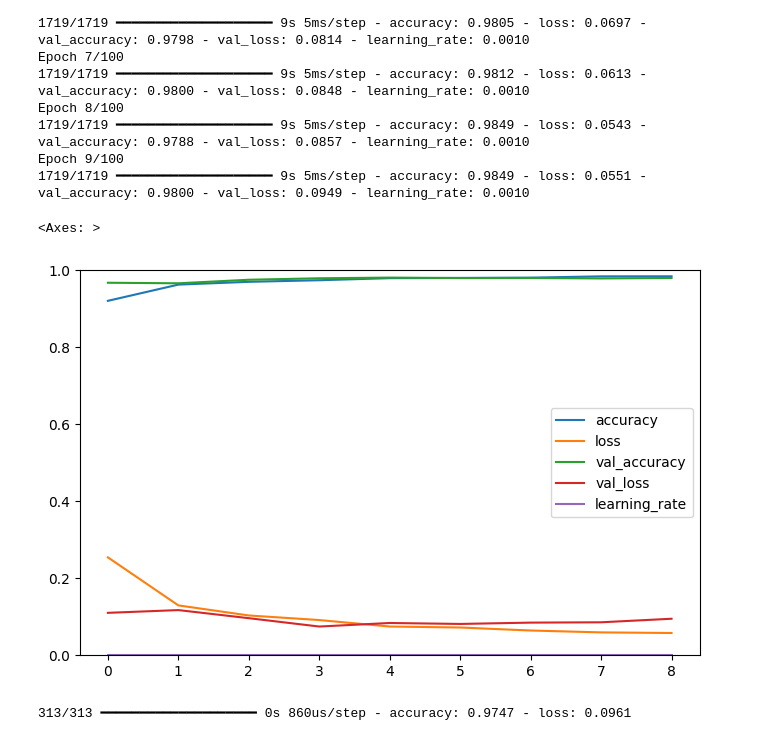
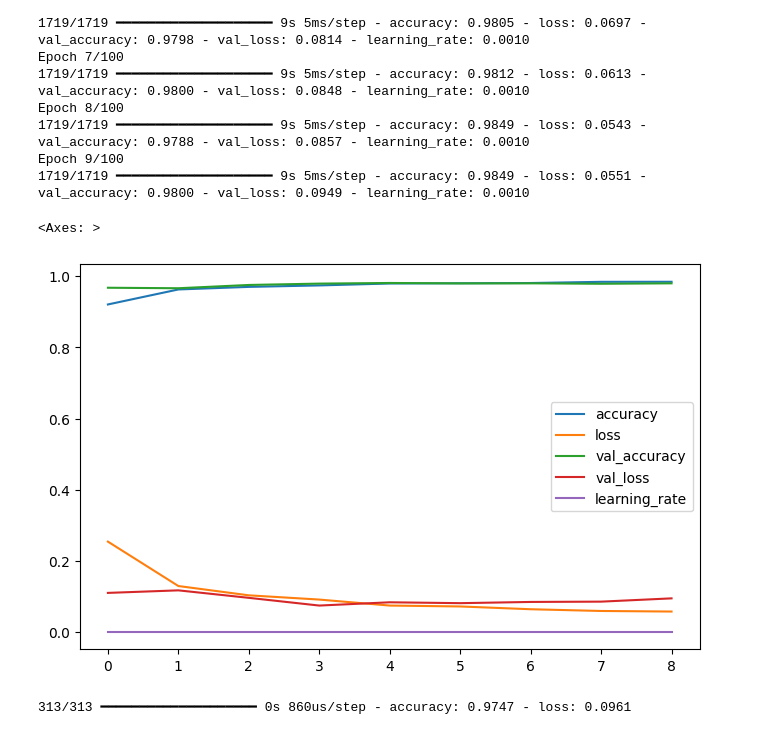
Before and after one commit to DavidRuescher95/Projects, a Jupyter notebook: Deeplearning/MNIST_TENSORFLOW.ipynb, the cells around one changed output. Drawn from its saved outputs; the diff is of its cells as text; code cells hidden in the pictures.

```diff
--- a/Deeplearning/MNIST_TENSORFLOW.ipynb
+++ b/Deeplearning/MNIST_TENSORFLOW.ipynb
@@ -584,10 +584,10 @@ Epoch 9/100
 1719/1719 ━━━━━━━━━━━━━━━━━━━━ 9s 5ms/step - accuracy: 0.9849 - loss: 0.0551 - val_accuracy: 0.9800 - val_loss: 0.0949 - learning_rate: 0.0010
 # %%
 historyData = pd.DataFrame(history.history)
-historyData.plot(figsize=(8, 5),ylim=(0,1))
+historyData.plot(figsize=(8, 5))
 # %% [output]
 <Axes: >
-[figure, old version]
+[figure, new version]
 # %%
 model.evaluate(X_test, y_test)
 # %% [output]
```
Also changed, not shown: 1 other file.
